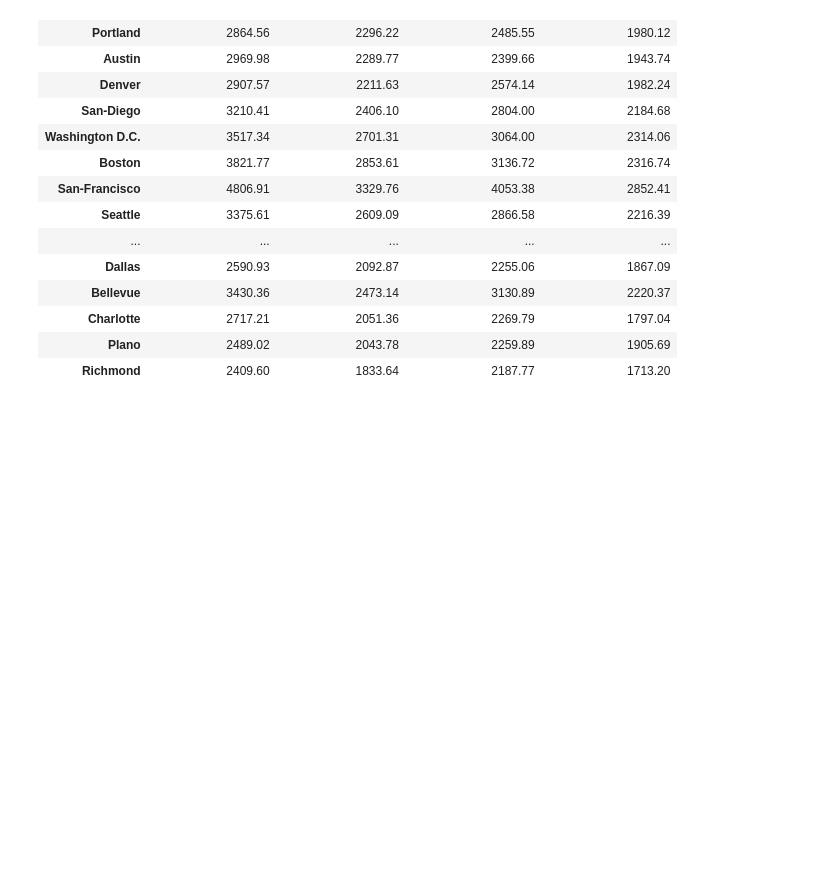
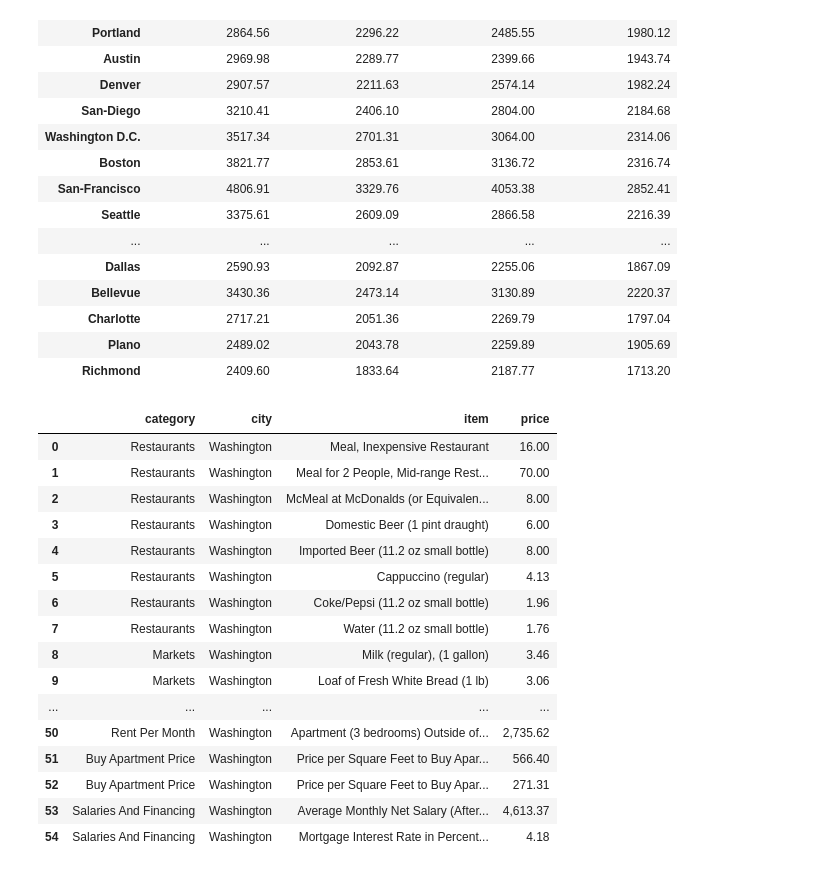
Before and after one commit to Beige-Coffee/LifeStyleDesign, a Jupyter notebook: Cost_of_living_function.ipynb, the cells around one changed output. Saved outputs shown, nothing was run; the diff lists cells and outputs as text; code cells hidden in the pictures; blank space fills up the shorter version.

Commit message:
write function to scrape data for user-given city'

```diff
--- a/Cost_of_living_function.ipynb
+++ b/Cost_of_living_function.ipynb
@@ -134,3 +134,42 @@ find_cost_of_living(data, monthly_constants)
 | Charlotte | 2717.21 | 2051.36 | 2269.79 | 1797.04 |
 | Plano | 2489.02 | 2043.78 | 2259.89 | 1905.69 |
 | Richmond | 2409.60 | 1833.64 | 2187.77 | 1713.20 |
+# %%
+cities = {'New-York': 'New York, New York', 'San-Francisco' : 'San-Francisco, California',
+          'Honolulu' : 'Honolulu, Hawaii', 'Arlington' : 'Arlington, Virgina', 'Anchorage' : 'Anchorage, Alaska',
+          'Brooklyn' : 'Brooklyn, New York', 'Santa-Rosa' : 'Santa-Rosa, California', 'Washington' : 'Washington, D.C.',
+          'Charleston' : 'Charleston, South Carolina', 'Berkeley' : 'Berkeley, California',
+          'Seattle' : 'Seattle, Washington', 'Jersey-City': 'Jersey City, New Jersey',
+          'Boston' : 'Boston, Massachusetts', 'Oakland' : 'Oakland, California', 'Hartford' : 'Hartford, Connecticut',
+          'Philadelphia' : 'Philadelphia, Pennsylvania', 'Albany' : 'Albany, New York','Long-Beach' : 'Long Beach, California',
+          'Irvine' : 'Irvine, California', 'Miami': 'Miami, Florida', 'Los-Angeles' : 'Los Angeles, California',
+          'Boulder' : 'Boulder, Colorado', 'Sacramento' : 'Sacramento, California', 'Chicago' : 'Chicago, Illinois',
+          'Greenville' : 'Greenville, South Carolina', 'Burlington' : 'Burlington, Vermont', 'San-Jose' : 'San Jose, California',
+          'Everett' : 'Everett, Washington', 'Birmingham' : 'Birmingham, Alabama', 'Pittsburgh' : 'Pittsburgh, Pennsylvania',
+          'Minneapolis' : 'Minneapolis, Minnesota', 'Baltimore' : 'Baltimore, Maryland', 'Portland' : 'Portland, Oregon',
+          'Rochester' : 'Rochester, New York', 'Charlotte' : 'Charlotte, North Carolina',
+          'Santa-Barbara' : 'Santa Barbara, California', 'West-Palm-Beach' : 'West Palm Beach, Florida',
+          'Tacoma' : 'Tacoma, Washington', 'Portland-ME' : 'Portland, Maine', 'Bellingham' : 'Bellingham, Washington',
+          'San-Diego' : 'San Diego, California', 'Saint-Paul' : 'Saint Paul, Minnesota', 'Atlanta' : 'Atlanta, Georgia',
+          'Asheville' : 'Asheville, North Carolina', 'Eugene' : 'Eugene, Oregon', 'Saint-Petersburg' : 'Saint Petersburg, Florida',
+          'Buffalo' : 'Buffalo, New York', 'Peoria' : 'Peoria, Illinois', 'Austin' : 'Austin, Texas',
+          'Cleveland' : 'Cleveland, Ohio', 'Jacksonville' : 'Jacksonville, Florida', 'Milwaukee' : 'Milwaukee, Wisconsin',
+          'Denver' : 'Denver, Colorado', 'Indianapolis' : 'Indianapolis, Indiana', 'Arlington' : 'Arlington, Texas',
+          'Ann-Arbor' : 'Ann Arbor, Michigan', 'Raleigh' : 'Raleigh, North Carolina', 'Orlando' : 'Orlando, Florida',
+          'Tampa' : 'Tampa, Florida', 'Saint-Louis' : 'Saint Louis, Missouri', 'Nashville' : 'Nashville, Tennessee',
+          'Syracuse' : 'Syracuse, New York', 'Salem' : 'Salem, Oregon', 'Kansas-City' : 'Kansas City, Missouri',
+          'Spokane' : 'Spokane, Washington', 'Bakersfield' : 'Bakersfield, California', 'Columbus' : 'Columbus, Ohio',
+          'Tallahassee' : 'Tallahassee, Florida', 'Memphis' : 'Memphis, Tennessee', 'Las-Vegas' : 'Las Vegas, Nevada',
+          'Columbia' : 'Columbia, South Carolina', 'Dallas' : 'Dallas, Texas', 'Detroit': 'Detroit, Michigan',
+          'Phoenix' : 'Phoenix, Arizona', 'Greensboro' : 'Greensboro, North Carolina', 'Richmond' : 'Richmond, Virgina',
+          'Cincinnati' : 'Cincinnati, Ohio', 'Fort Worth' : 'Fort Worth, Texas', 'Fresno' : 'Fresno, California',
+          'Grand Rapids' : 'Grand Rapids, Michigan', 'Tucson' : 'Tucson, Arizona', 'Fremont' : 'Fremont, California',
+          'Riverside' : 'Riverside, California', 'Albuquerque' : 'Albuquerque, New Mexico', 'Tulsa' : 'Tulsa, Oklahoma',
+          'Chattanooga' : 'Chattanooga, Tennessee', 'Louisville' : 'Louisville, Kentucky', 'Salt-Lake-City' : 'Salt Lake City, Utah',
+          'Houston' : 'Houston, Texas', 'Oklahoma City' : 'Oklahoma-City, Oklahoma', 'Des-Moines' : 'Des Moines, Iowa',
+          'Fayetteville' : 'Fayetteville, Arizona', 'Madison' : 'Madison, Wisconsin', 'Wichita' : 'Wichita, Kansas',
+          'San-Antonio' : 'San Antonio, Texas', 'Knoxville' : 'Knoxville, Tennessee', 'Vancouver' : 'Vancouver, Washington',
+          'Toledo' : 'Toledo, Ohio', 'Boise' : 'Boise, Idaho', 'Reno' : 'Reno, Nevada', 'Little-Rock' : 'Little Rock, Arizona',
+          'Huntsville' : 'Huntsville, Alabama', 'El-Paso' : 'El Paso, Texas', 'Lexington' : 'Lexington, Kentucky'}
+# %%
+city_data = list(scrape_cities(cities.keys()))
@@ -136,0 +178,24 @@ find_cost_of_living(data, monthly_constants)
+# %%
+def get_city_data(city):
+    city_data = pd.DataFrame(list(scrape_cities(city)))
+    return city_data
+# %%
+get_city_data(['Washington'])
+# %% [output]
+|  | category | city | item | price |
+| 0 | Restaurants | Washington | Meal, Inexpensive Restaurant | 16.00 |
+| 1 | Restaurants | Washington | Meal for 2 People, Mid-range Rest... | 70.00 |
+| 2 | Restaurants | Washington | McMeal at McDonalds (or Equivalen... | 8.00 |
+| 3 | Restaurants | Washington | Domestic Beer (1 pint draught) | 6.00 |
+| 4 | Restaurants | Washington | Imported Beer (11.2 oz small bottle) | 8.00 |
+| 5 | Restaurants | Washington | Cappuccino (regular) | 4.13 |
+| 6 | Restaurants | Washington | Coke/Pepsi (11.2 oz small bottle) | 1.96 |
+| 7 | Restaurants | Washington | Water (11.2 oz small bottle) | 1.76 |
+| 8 | Markets | Washington | Milk (regular), (1 gallon) | 3.46 |
+| 9 | Markets | Washington | Loaf of Fresh White Bread (1 lb) | 3.06 |
+| ... | ... | ... | ... | ... |
+| 50 | Rent Per Month | Washington | Apartment (3 bedrooms) Outside of... | 2,735.62 |
+| 51 | Buy Apartment Price | Washington | Price per Square Feet to Buy Apar... | 566.40 |
+| 52 | Buy Apartment Price | Washington | Price per Square Feet to Buy Apar... | 271.31 |
+| 53 | Salaries And Financing | Washington | Average Monthly Net Salary (After... | 4,613.37 |
+| 54 | Salaries And Financing | Washington | Mortgage Interest Rate in Percent... | 4.18 |
```
Also changed, not shown: parts of 2 cells of this notebook.
